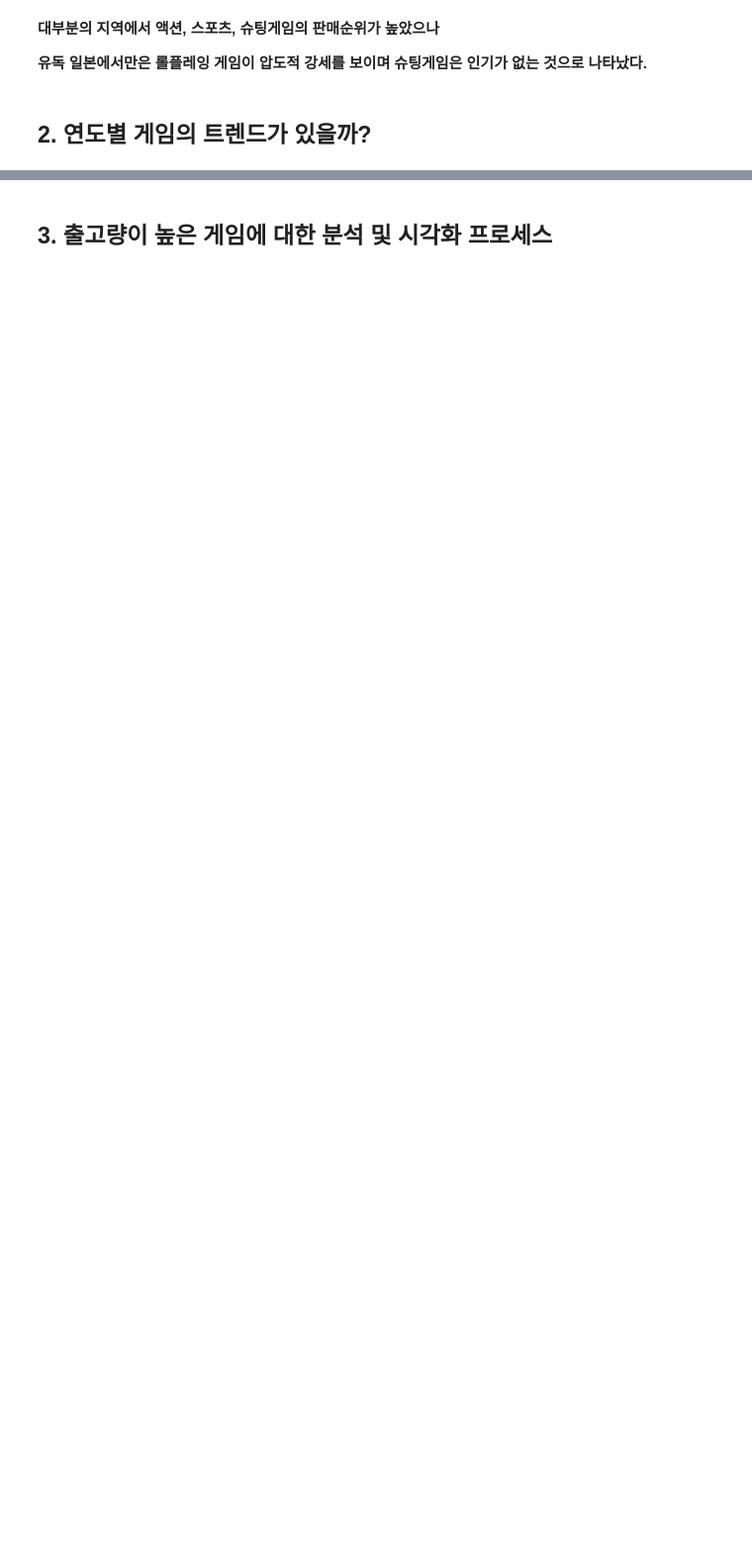
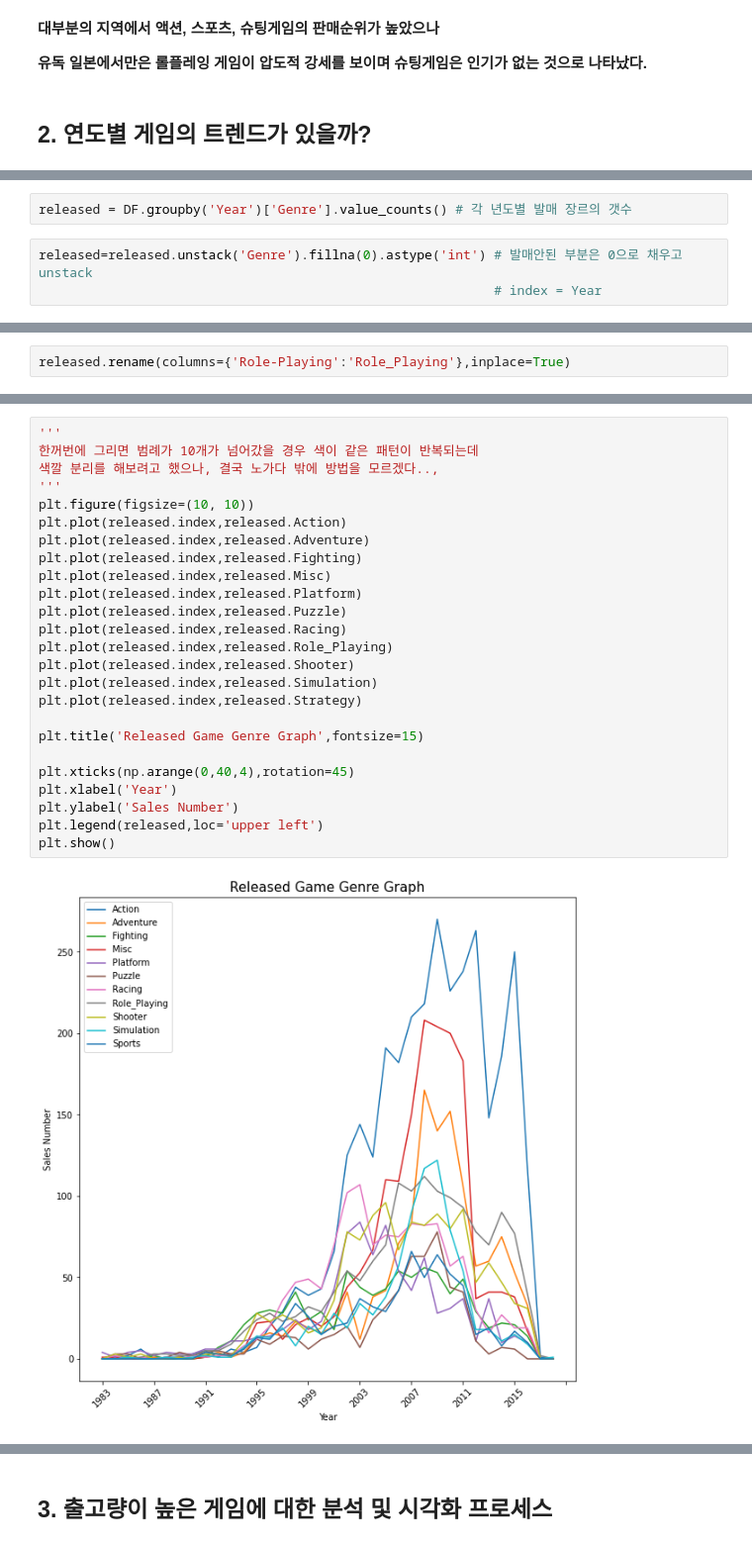
Before and after one commit to sbtmsk/project1, a Jupyter notebook: project1.ipynb, the cells around one changed output, grey strips where cells are left out. Shown: that part at 99% size. Saved outputs shown, nothing was run; the diff lists cells and outputs as text; blank space fills up the shorter version.

```diff
--- a/project1.ipynb
+++ b/project1.ipynb
@@ -478,0 +451,5 @@ plt.show()
+# %%
+released = DF.groupby('Year')['Genre'].value_counts() # 각 년도별 발매 장르의 갯수
+# %%
+released=released.unstack('Genre').fillna(0).astype('int') # 발매안된 부분은 0으로 채우고 unstack
+                                                           # index = Year
@@ -478,0 +463,2 @@ plt.show()
+# %%
+released.rename(columns={'Role-Playing':'Role_Playing'},inplace=True)
@@ -478,0 +486,27 @@ plt.show()
+# %%
+'''
+한꺼번에 그리면 범례가 10개가 넘어갔을 경우 색이 같은 패턴이 반복되는데
+색깔 분리를 해보려고 했으나, 결국 노가다 밖에 방법을 모르겠다..,
+'''
+plt.figure(figsize=(10, 10))
+plt.plot(released.index,released.Action)
+plt.plot(released.index,released.Adventure)
+plt.plot(released.index,released.Fighting)
+plt.plot(released.index,released.Misc)
+plt.plot(released.index,released.Platform)
+plt.plot(released.index,released.Puzzle)
+plt.plot(released.index,released.Racing)
+plt.plot(released.index,released.Role_Playing)
+plt.plot(released.index,released.Shooter)
+plt.plot(released.index,released.Simulation)
+plt.plot(released.index,released.Strategy)
+
+plt.title('Released Game Genre Graph',fontsize=15)
+
+plt.xticks(np.arange(0,40,4),rotation=45)
+plt.xlabel('Year')
+plt.ylabel('Sales Number')
+plt.legend(released,loc='upper left')
+plt.show()
+# %% [output]
+[figure, added]
```
Also changed, not shown: parts of 18 cells of this notebook.
